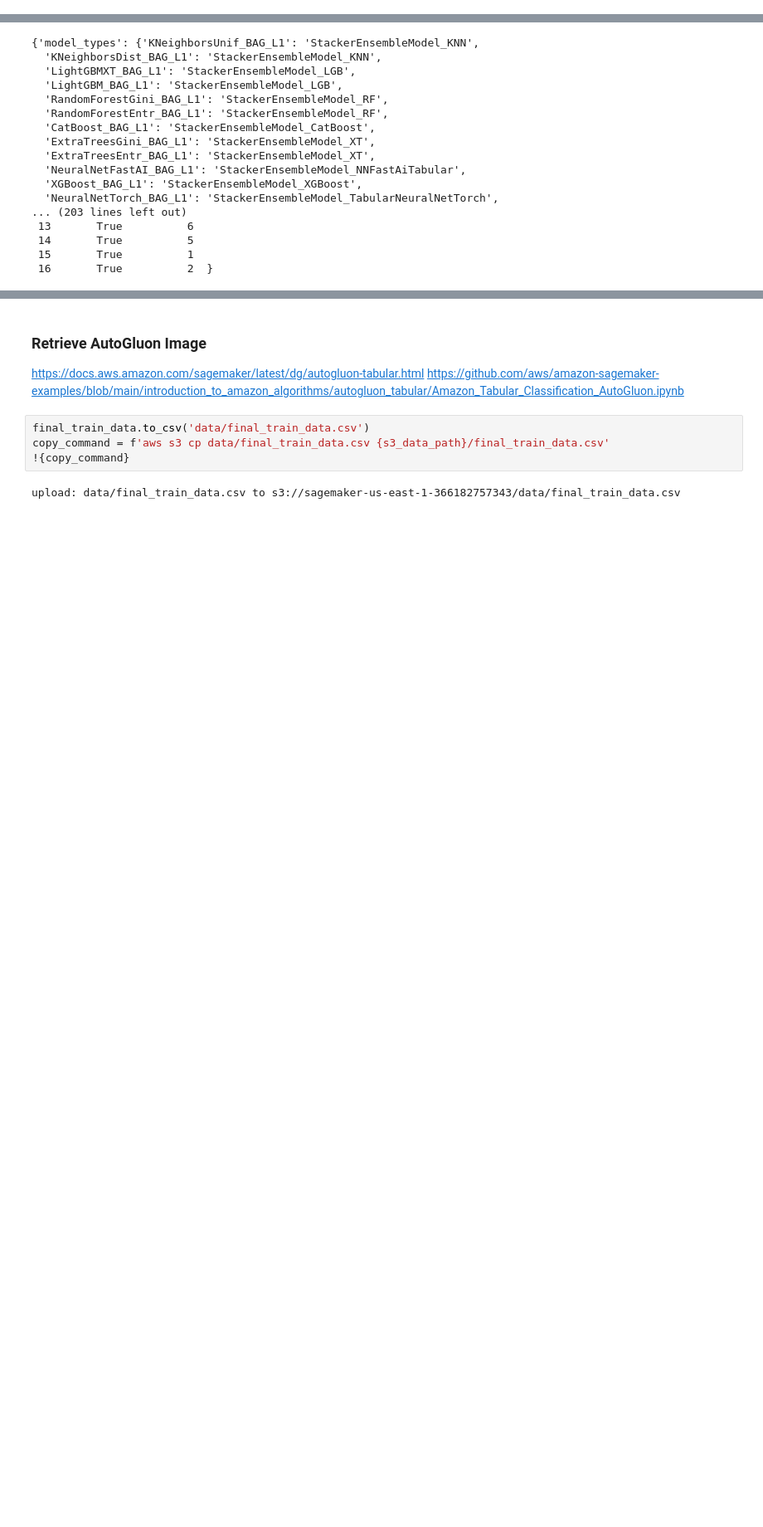
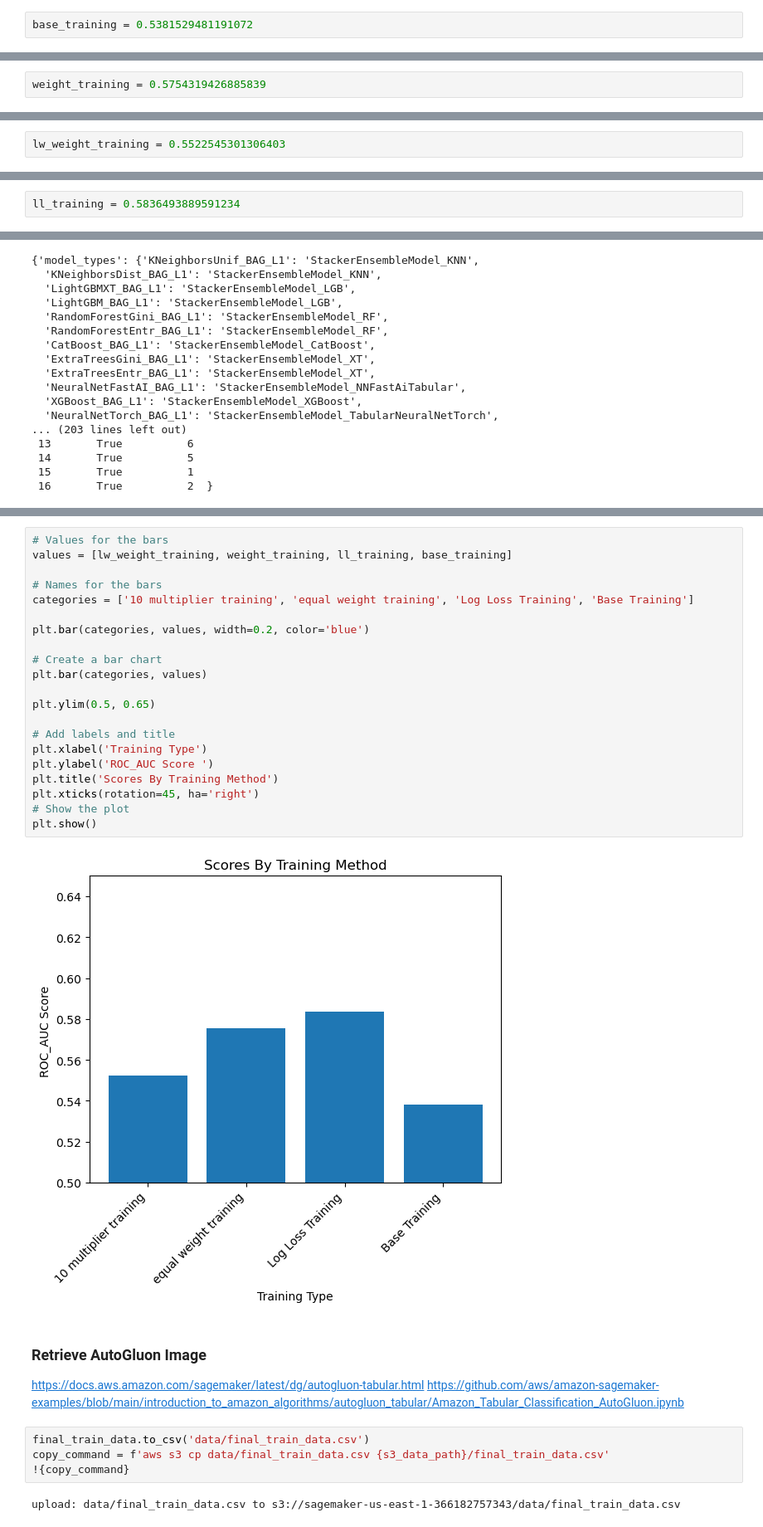
Before and after one commit to djarrin/arvato-ml-captstone, a Jupyter notebook: project_workbook.ipynb, the cells around one changed output, grey strips where cells are left out. Shown at 83% size. Saved outputs shown, nothing was run; the diff lists cells and outputs as text; blank space fills up the shorter version.

Commit message:
Selected a training method to use

```diff
--- a/project_workbook.ipynb
+++ b/project_workbook.ipynb
@@ -281,6 +281,8 @@ base_training = results['roc_auc']
 base_training
 # %% [output]
 0.5381529481191072
+# %%
+base_training = 0.5381529481191072
 # %%
 predictor.fit_summary()
 # %% [output]
@@ -404,3 +420,5 @@ weight_training
+# %%
+weight_training = 0.5754319426885839
 # %%
 predictor_w.fit_summary()
 # %% [output]
@@ -441,3 +506,5 @@ Feature Metadata (Processed):
+# %%
+lw_weight_training = 0.5522545301306403
 # %% [markdown]
 ### Log Loss model with not weights
 # %%
@@ -456,6 +523,8 @@ ll_training = ll_results['roc_auc']
 ll_training
 # %% [output]
 0.5836493889591234
+# %%
+ll_training = 0.5836493889591234
 # %%
 predictor_ll.fit_summary()
 # %% [output]
@@ -496,3 +568,26 @@ Feature Metadata (Processed):
+# %%
+# Values for the bars
+values = [lw_weight_training, weight_training, ll_training, base_training]
+
+# Names for the bars
+categories = ['10 multiplier training', 'equal weight training', 'Log Loss Training', 'Base Training']
+
+plt.bar(categories, values, width=0.2, color='blue')
+
+# Create a bar chart
+plt.bar(categories, values)
+
+plt.ylim(0.5, 0.65)
+
+# Add labels and title
+plt.xlabel('Training Type')
+plt.ylabel('ROC_AUC Score ')
+plt.title('Scores By Training Method')
+plt.xticks(rotation=45, ha='right')
+# Show the plot
+plt.show()
+# %% [output]
+[figure, added]
 # %% [markdown]
 ### Retrieve AutoGluon Image
 https://docs.aws.amazon.com/sagemaker/latest/dg/autogluon-tabular.html
```
Also changed, not shown: parts of 13 cells of this notebook.
